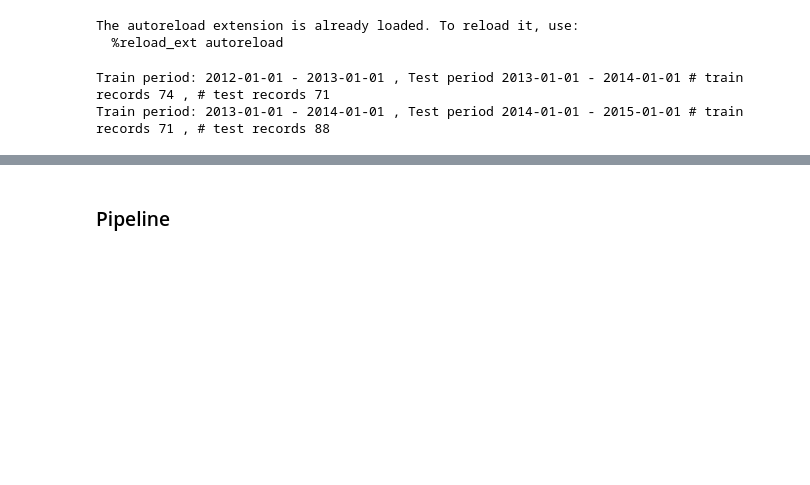
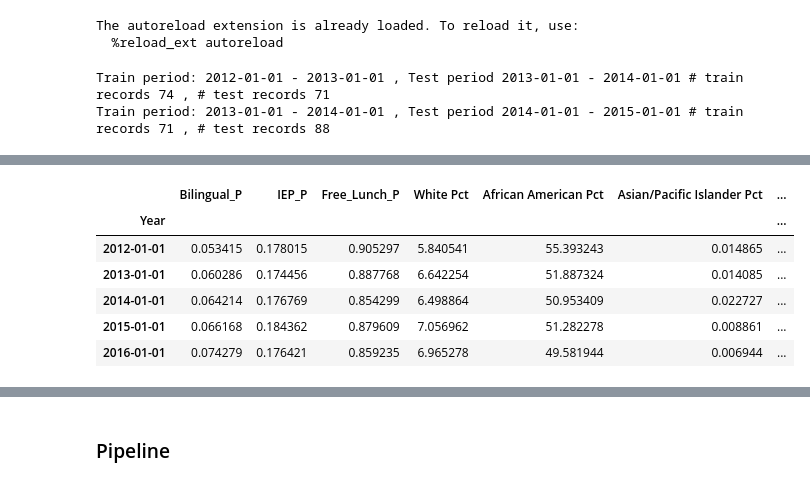
Before and after one commit to oabreu86/Policing-in-Schools-Predicting-Graduation-Rates-on-the-Criminalization-of-Students, a Jupyter notebook: data_analysis.ipynb, the cells around one changed output, grey strips where cells are left out. Saved outputs shown, nothing was run; the diff lists cells and outputs as text; code cells hidden in the pictures; blank space fills up the shorter version.

```diff
--- a/data_analysis.ipynb
+++ b/data_analysis.ipynb
@@ -111,0 +147,13 @@ for n, sets in enumerate(cross_val_sets):
+# %%
+school_data_analysis.groupby("Year")[['Bilingual_P', 'IEP_P', 'Free_Lunch_P', 'White Pct',
+       'African American Pct','Asian/Pacific Islander Pct', 'Native American/Alaskan Pct',
+        'Hispanic Pct', 'Multi-Racial Pct', 'Asian Pct',
+       'Hawaiian/Pacific Islander Pct', 'Not Available Pct', 'Attendance', '5YR Grad Rate']].mean()
+# %% [output]
+|  | Bilingual_P | IEP_P | Free_Lunch_P | White Pct | African American Pct | Asian/Pacific Islander Pct | ... |
+| Year |  |  |  |  |  |  | ... |
+| 2012-01-01 | 0.053415 | 0.178015 | 0.905297 | 5.840541 | 55.393243 | 0.014865 | ... |
+| 2013-01-01 | 0.060286 | 0.174456 | 0.887768 | 6.642254 | 51.887324 | 0.014085 | ... |
+| 2014-01-01 | 0.064214 | 0.176769 | 0.854299 | 6.498864 | 50.953409 | 0.022727 | ... |
+| 2015-01-01 | 0.066168 | 0.184362 | 0.879609 | 7.056962 | 51.282278 | 0.008861 | ... |
+| 2016-01-01 | 0.074279 | 0.176421 | 0.859235 | 6.965278 | 49.581944 | 0.006944 | ... |
```
Also changed, not shown: parts of 14 cells of this notebook.
